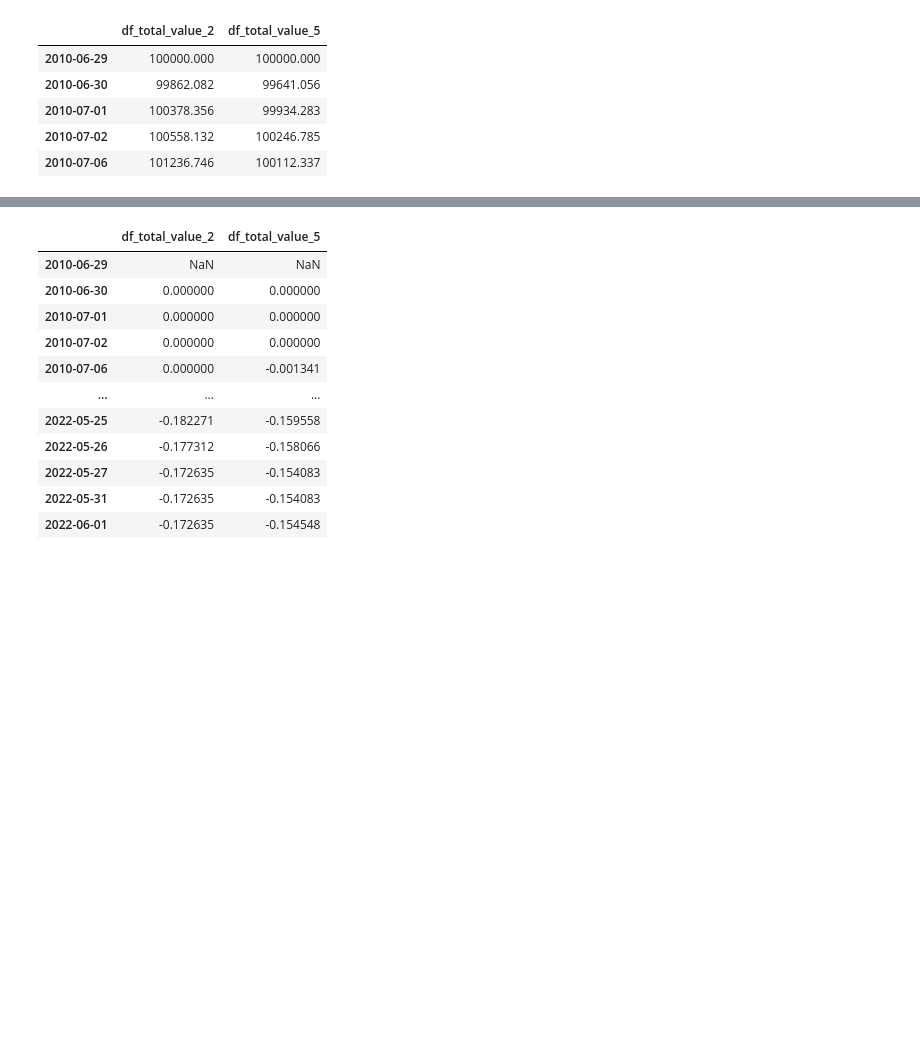
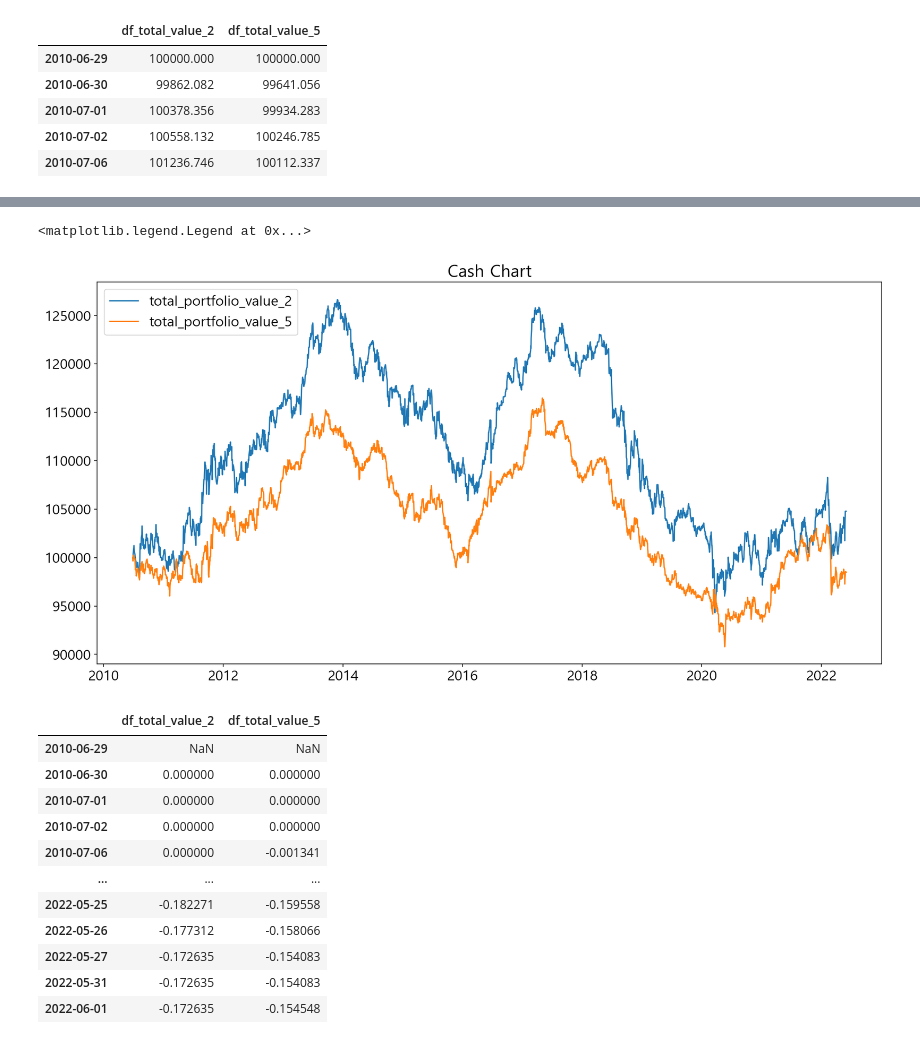
Before and after one commit to byeongchan1/quantpedia, a Jupyter notebook: 55.Pairs Trading with Country ETFs/practice.ipynb, the cells around one changed output, grey strips where cells are left out. Saved outputs shown, nothing was run; the diff lists cells and outputs as text; code cells hidden in the pictures; blank space fills up the shorter version.

```diff
--- a/55.Pairs Trading with Country ETFs/practice.ipynb
+++ b/55.Pairs Trading with Country ETFs/practice.ipynb
@@ -468,3 +505,15 @@ df.plot(kind='line')
+# %%
+plt.rcParams['font.family'] = 'Malgun Gothic'
+plt.rcParams['font.size'] = 16
+plt.figure(figsize=(16,8))
+
+#df_total_value.plot(kind='line')
+plt.title("Cash Chart")
+plt.plot(df)
+plt.legend(["total_portfolio_value_2","total_portfolio_value_5"], loc='upper left')
+# %% [output]
+<matplotlib.legend.Legend at 0x...>
+[figure, added]
 # %%
 def drawdown(returns):
     cumulative = (1 + returns).cumprod()
```
Also changed, not shown: parts of 8 cells of this notebook, 3 other files.
